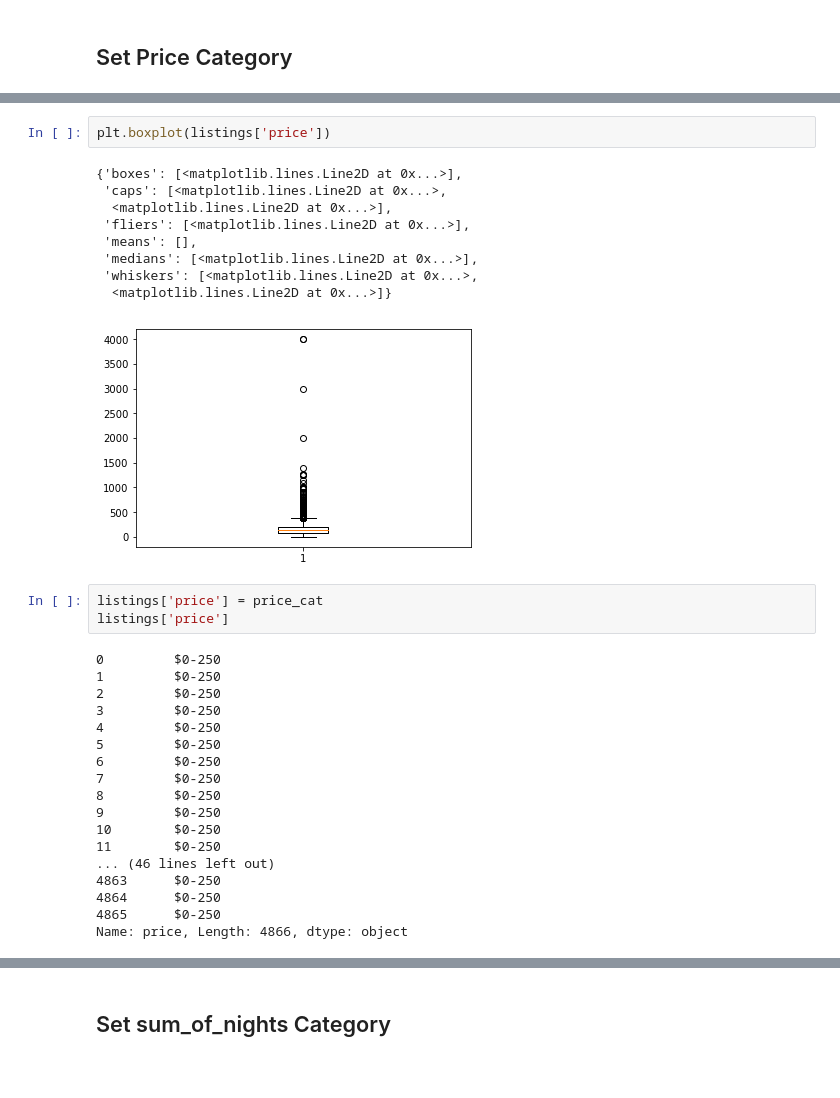
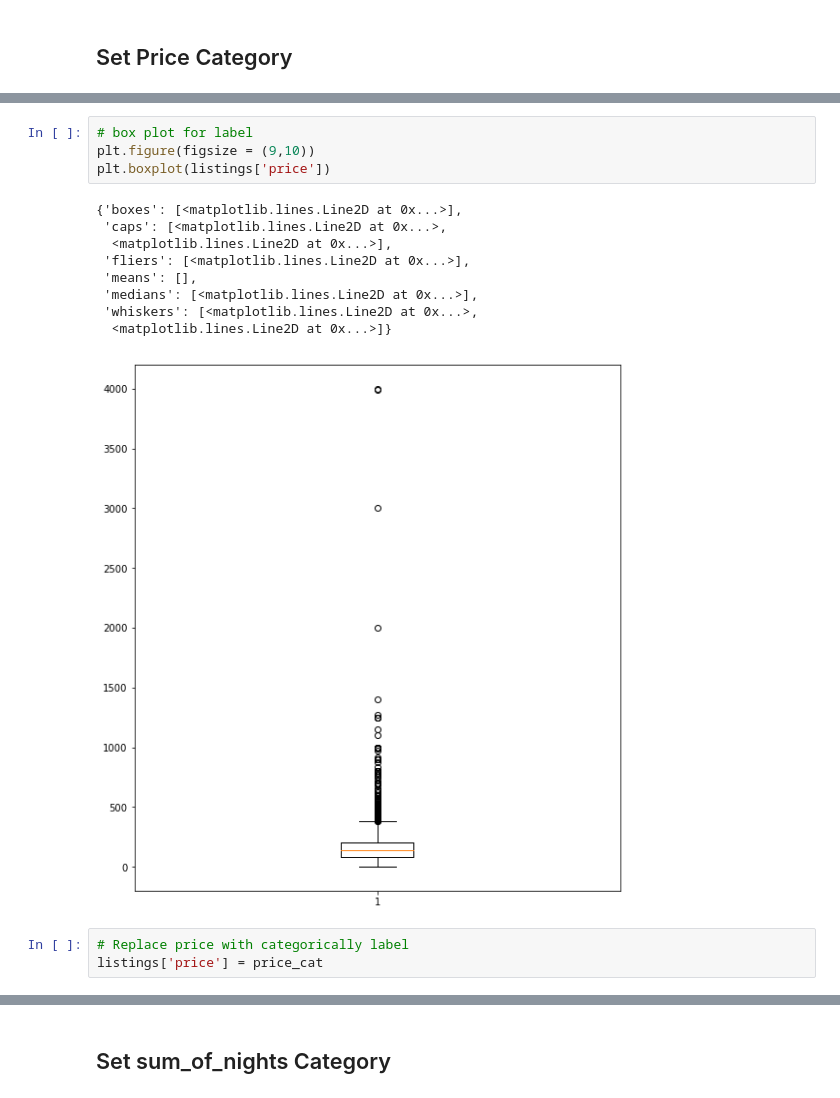
Before and after one commit to kzhang49/Hainan-Chicken, a Jupyter notebook: code/Airbnb_MachineLearning.ipynb, the cells around one changed output, grey strips where cells are left out. Saved outputs shown, nothing was run; the diff lists cells and outputs as text; blank space fills up the shorter version.

```diff
--- a/code/Airbnb_MachineLearning.ipynb
+++ b/code/Airbnb_MachineLearning.ipynb
@@ -34,36 +22,20 @@ Name: price, dtype: float64
-# %%
-plt.boxplot(listings['price'])
-# %% [output]
-{'boxes': [<matplotlib.lines.Line2D at 0x...>],
- 'caps': [<matplotlib.lines.Line2D at 0x...>,
-  <matplotlib.lines.Line2D at 0x...>],
- 'fliers': [<matplotlib.lines.Line2D at 0x...>],
- 'means': [],
- 'medians': [<matplotlib.lines.Line2D at 0x...>],
- 'whiskers': [<matplotlib.lines.Line2D at 0x...>,
-  <matplotlib.lines.Line2D at 0x...>]}
-[figure, removed]
-# %%
-listings['price'] = price_cat
-listings['price']
-# %% [output]
-0         $0-250
-1         $0-250
-2         $0-250
-3         $0-250
-4         $0-250
-5         $0-250
-6         $0-250
-7         $0-250
-8         $0-250
-9         $0-250
-10        $0-250
-11        $0-250
-... (46 lines left out)
-4863      $0-250
-4864      $0-250
-4865      $0-250
-Name: price, Length: 4866, dtype: object
+# %%
+# box plot for label
+plt.figure(figsize = (9,10))
+plt.boxplot(listings['price'])
+# %% [output]
+{'boxes': [<matplotlib.lines.Line2D at 0x...>],
+ 'caps': [<matplotlib.lines.Line2D at 0x...>,
+  <matplotlib.lines.Line2D at 0x...>],
+ 'fliers': [<matplotlib.lines.Line2D at 0x...>],
+ 'means': [],
+ 'medians': [<matplotlib.lines.Line2D at 0x...>],
+ 'whiskers': [<matplotlib.lines.Line2D at 0x...>,
+  <matplotlib.lines.Line2D at 0x...>]}
+[figure, added]
+# %%
+# Replace price with categorically label
+listings['price'] = price_cat
 # %%
 import matplotlib.pyplot as plt
 %matplotlib inline
```
Also changed, not shown: parts of 27 cells of this notebook.
